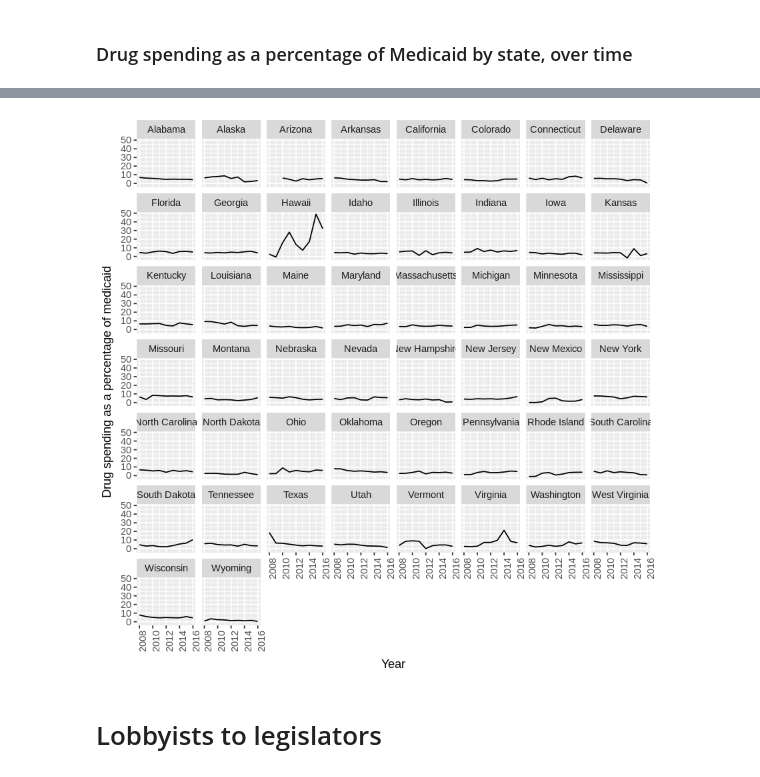
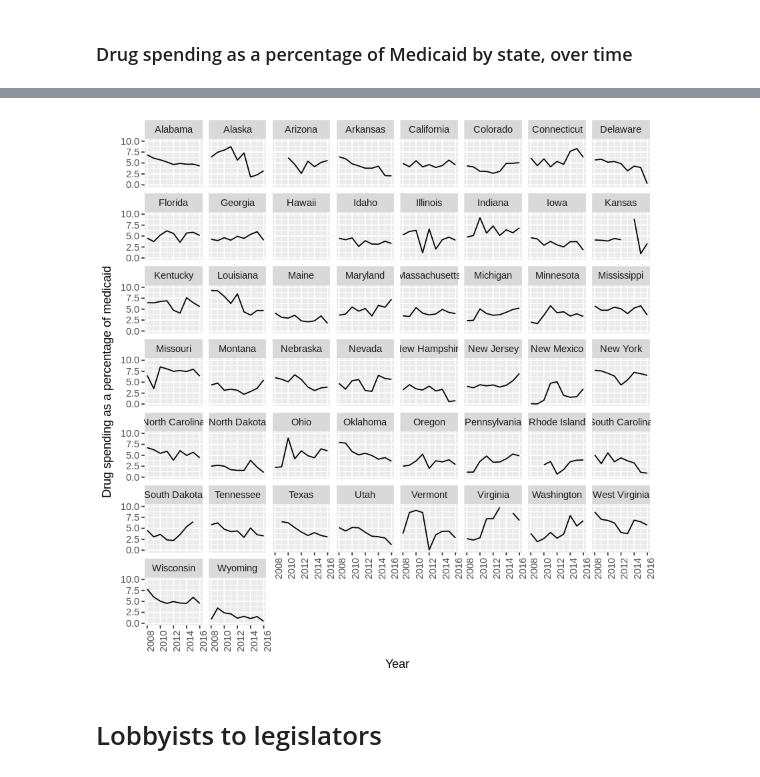
Before and after one commit to PublicI/medicaid-graphic, a Jupyter notebook: line-graphs.ipynb, the cells around one changed output, grey strips where cells are left out. Cells and saved outputs as stored; diff of their text form; code cells hidden in the pictures.

Commit message:
New graphs

```diff
--- a/line-graphs.ipynb
+++ b/line-graphs.ipynb
@@ -95,12 +105,13 @@ options(repr.plot.width=7, repr.plot.height=7)
 # %%
 ggplot(df, aes(period_covered, drug_part_medicaid)) +
     geom_line() +
     facet_wrap(~ st_name) +
     ylab('Drug spending as a percentage of medicaid') +
+    ylim(c(0,10)) +
     xlab('Year') +
     theme(axis.text.x = element_text(angle = 90, hjust = 1))
 # %% [output]
-[figure, old version]
+[figure, new version]
 # %% [markdown]
 # Lobbyists to legislators
 # %%
```
Also changed, not shown: parts of 1 cell of this notebook, 1 other file.
